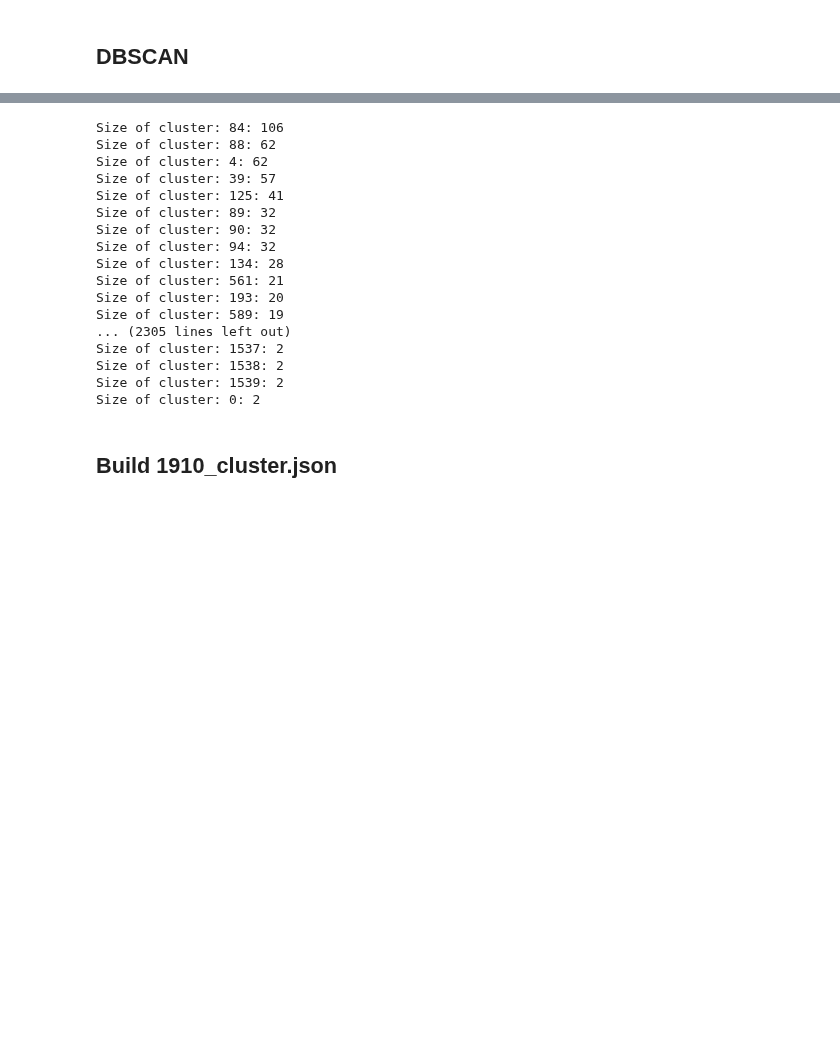
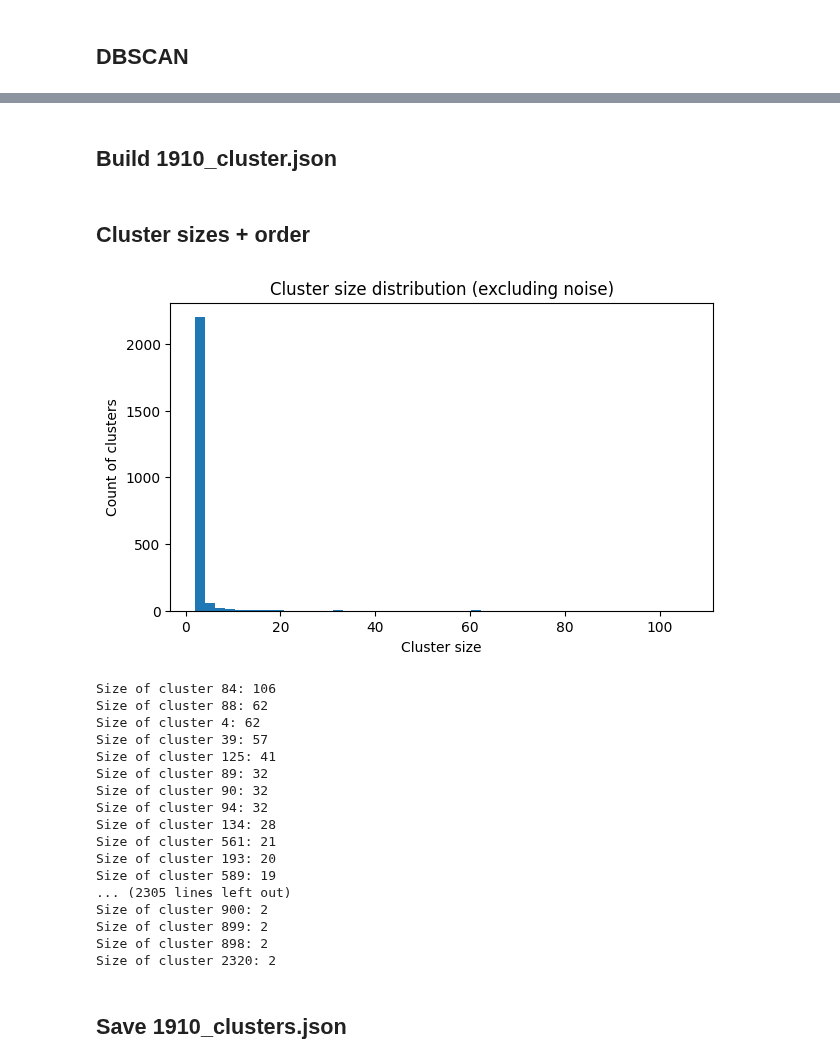
Before and after one commit to L4CCH/viral-images, a Jupyter notebook: scripts/sample-photos/2_clustering.ipynb, the cells around one changed output, grey strips where cells are left out. Drawn from its saved outputs; the diff is of its cells as text; code cells hidden in the pictures; blank space fills up the shorter version.

```diff
--- a/scripts/sample-photos/2_clustering.ipynb
+++ b/scripts/sample-photos/2_clustering.ipynb
@@ -82,34 +81,4 @@ Time taken: 30.446741 seconds
 Estimated number of clusters: 2321
 Estimated number of noise points: 65941
-# %%
-# determine cluster sizes and sort by size
-
-cluster_sizes = []
-for i in range(0, n_clusters_):
-    cluster_sizes.append(np.sum(labels == i))
-
-cluster_order = np.argsort(np.array(cluster_sizes))[::-1]
-
-# print sizes of clusters
-for i in range(0, n_clusters_):
-    print("Size of cluster: " + str(cluster_order[i]) + ": " + str(np.sum(labels == cluster_order[i])))
-# %% [output]
-Size of cluster: 84: 106
-Size of cluster: 88: 62
-Size of cluster: 4: 62
-Size of cluster: 39: 57
-Size of cluster: 125: 41
-Size of cluster: 89: 32
-Size of cluster: 90: 32
-Size of cluster: 94: 32
-Size of cluster: 134: 28
-Size of cluster: 561: 21
-Size of cluster: 193: 20
-Size of cluster: 589: 19
-... (2305 lines left out)
-Size of cluster: 1537: 2
-Size of cluster: 1538: 2
-Size of cluster: 1539: 2
-Size of cluster: 0: 2
 # %% [markdown]
 ## Build 1910_cluster.json
@@ -139,0 +85,49 @@ with open('1910_clusters.json', 'w') as fp:
+# %%
+# Build clusters.json as: cluster_id -> list of "relative/path.jpg"
+clusters = {}  # str(cluster_id) -> list[str]
+
+for i, lab in enumerate(labels):
+    lab = int(lab)
+    if lab == -1:
+        continue
+
+    stem = Path(filenames_1910[i]).stem  # preserves folder structure if present in the txt
+    rel_jpg = f"{stem}.jpg"
+
+    clusters.setdefault(str(lab), []).append(rel_jpg)
+# %% [markdown]
+## Cluster sizes + order
+# %%
+sizes = pd.Series({cid: len(v) for cid, v in clusters.items()}).sort_values(ascending=False)
+
+plt.figure(figsize=(7, 4))
+plt.hist(sizes.values, bins=50)
+plt.title("Cluster size distribution (excluding noise)")
+plt.xlabel("Cluster size")
+plt.ylabel("Count of clusters")
+plt.show()
+
+# Print cluster sizes in descending order
+for cid, sz in sizes.items():
+    print(f"Size of cluster {cid}: {sz}")
+# %% [output]
+[figure, added]
+Size of cluster 84: 106
+Size of cluster 88: 62
+Size of cluster 4: 62
+Size of cluster 39: 57
+Size of cluster 125: 41
+Size of cluster 89: 32
+Size of cluster 90: 32
+Size of cluster 94: 32
+Size of cluster 134: 28
+Size of cluster 561: 21
+Size of cluster 193: 20
+Size of cluster 589: 19
+... (2305 lines left out)
+Size of cluster 900: 2
+Size of cluster 899: 2
+Size of cluster 898: 2
+Size of cluster 2320: 2
+# %% [markdown]
+## Save 1910_clusters.json
```
Also changed, not shown: parts of 8 cells of this notebook.
